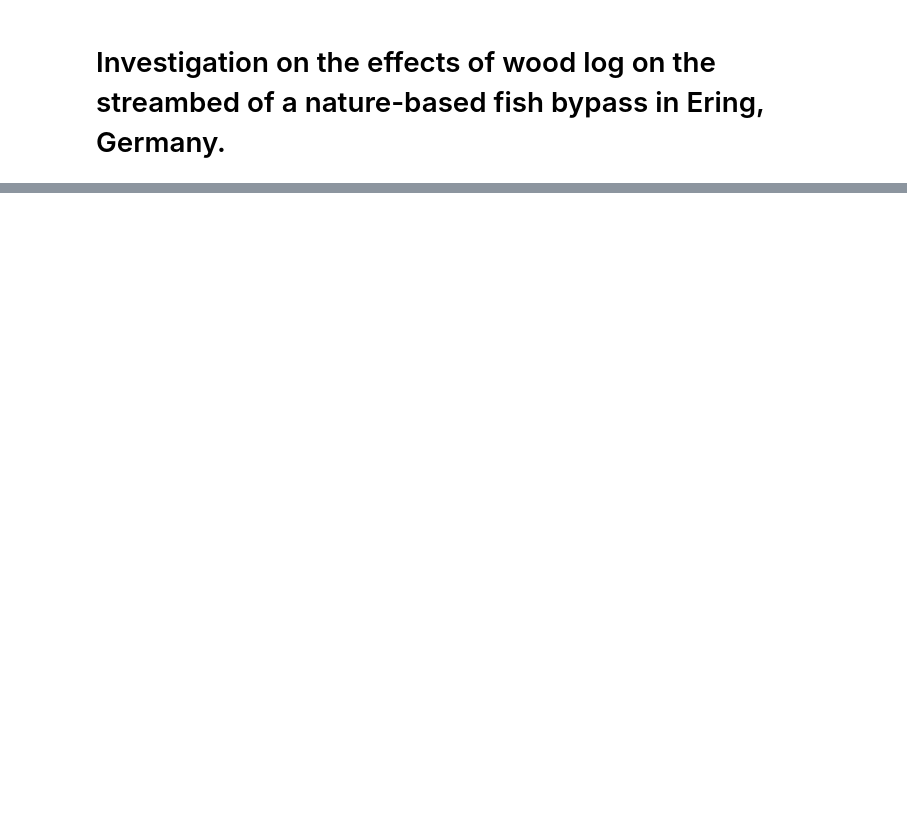
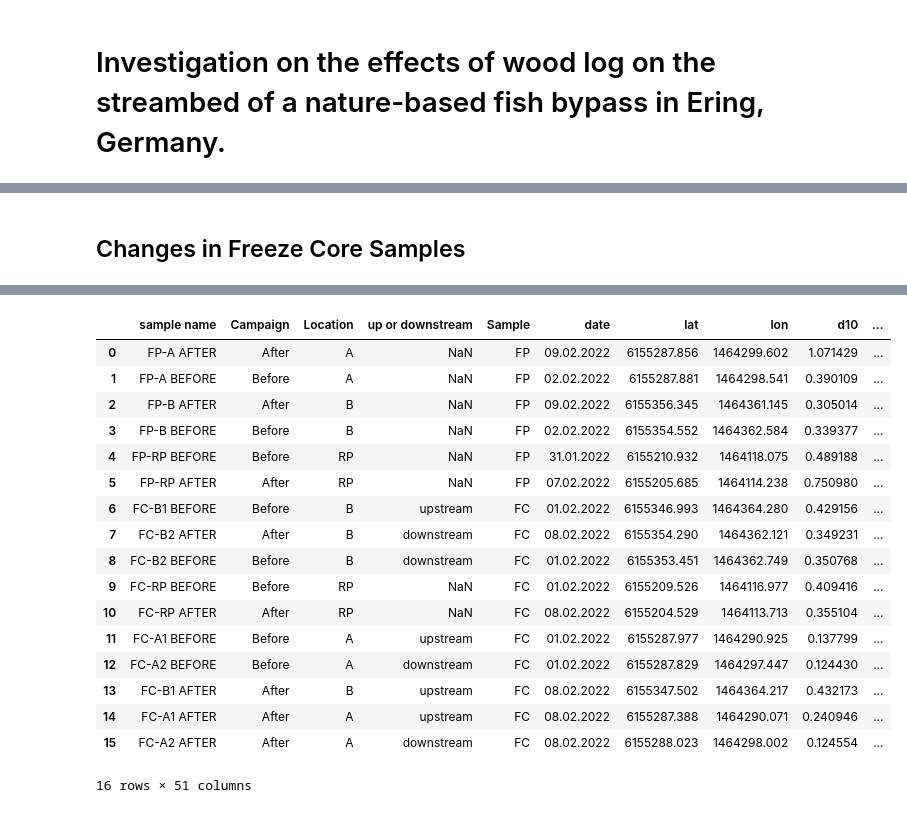
Before and after one commit to beatriznegreiros/wood-investigations, a Jupyter notebook: sed_analyses.ipynb, the cells around one changed output, grey strips where cells are left out. Drawn from its saved outputs; the diff is of its cells as text; code cells hidden in the pictures; blank space fills up the shorter version.

```diff
--- a/sed_analyses.ipynb
+++ b/sed_analyses.ipynb
@@ -23,3 +47,5 @@ px.scatter(df, x='Wooster et al. (2008) [Porosity]', y='2', color='Campaign', ho
+# %% [markdown]
+## Changes in Freeze Core Samples
 # %%
 px.scatter(df[df['Sample']=='FC'], x='Wooster et al. (2008) [Porosity]',
            y='2', color='Location',
@@ -29,3 +55,24 @@ px.scatter(df[df['Sample']=='FC'], x='Wooster et al. (2008) [Porosity]',
                   '2': 'FSF < 2 mm [%]'})
 # %% [output]
 [interactive output not drawn]
+# %%
+df
+# %% [output]
+|  | sample name | Campaign | Location | up or downstream | Sample | date | lat | lon | d10 | ... |
+| 0 | FP-A AFTER | After | A | NaN | FP | 09.02.2022 | 6155287.856 | 1464299.602 | 1.071429 | ... |
+| 1 | FP-A BEFORE | Before | A | NaN | FP | 02.02.2022 | 6155287.881 | 1464298.541 | 0.390109 | ... |
+| 2 | FP-B AFTER | After | B | NaN | FP | 09.02.2022 | 6155356.345 | 1464361.145 | 0.305014 | ... |
+| 3 | FP-B BEFORE | Before | B | NaN | FP | 02.02.2022 | 6155354.552 | 1464362.584 | 0.339377 | ... |
+| 4 | FP-RP BEFORE | Before | RP | NaN | FP | 31.01.2022 | 6155210.932 | 1464118.075 | 0.489188 | ... |
+| 5 | FP-RP AFTER | After | RP | NaN | FP | 07.02.2022 | 6155205.685 | 1464114.238 | 0.750980 | ... |
+| 6 | FC-B1 BEFORE | Before | B | upstream | FC | 01.02.2022 | 6155346.993 | 1464364.280 | 0.429156 | ... |
+| 7 | FC-B2 AFTER | After | B | downstream | FC | 08.02.2022 | 6155354.290 | 1464362.121 | 0.349231 | ... |
+| 8 | FC-B2 BEFORE | Before | B | downstream | FC | 01.02.2022 | 6155353.451 | 1464362.749 | 0.350768 | ... |
+| 9 | FC-RP BEFORE | Before | RP | NaN | FC | 01.02.2022 | 6155209.526 | 1464116.977 | 0.409416 | ... |
+| 10 | FC-RP AFTER | After | RP | NaN | FC | 08.02.2022 | 6155204.529 | 1464113.713 | 0.355104 | ... |
+| 11 | FC-A1 BEFORE | Before | A | upstream | FC | 01.02.2022 | 6155287.977 | 1464290.925 | 0.137799 | ... |
+| 12 | FC-A2 BEFORE | Before | A | downstream | FC | 01.02.2022 | 6155287.829 | 1464297.447 | 0.124430 | ... |
+| 13 | FC-B1 AFTER | After | B | upstream | FC | 08.02.2022 | 6155347.502 | 1464364.217 | 0.432173 | ... |
+| 14 | FC-A1 AFTER | After | A | upstream | FC | 08.02.2022 | 6155287.388 | 1464290.071 | 0.240946 | ... |
+| 15 | FC-A2 AFTER | After | A | downstream | FC | 08.02.2022 | 6155288.023 | 1464298.002 | 0.124554 | ... |
+16 rows × 51 columns
```
Also changed, not shown: parts of 5 cells of this notebook, 1 other file.
